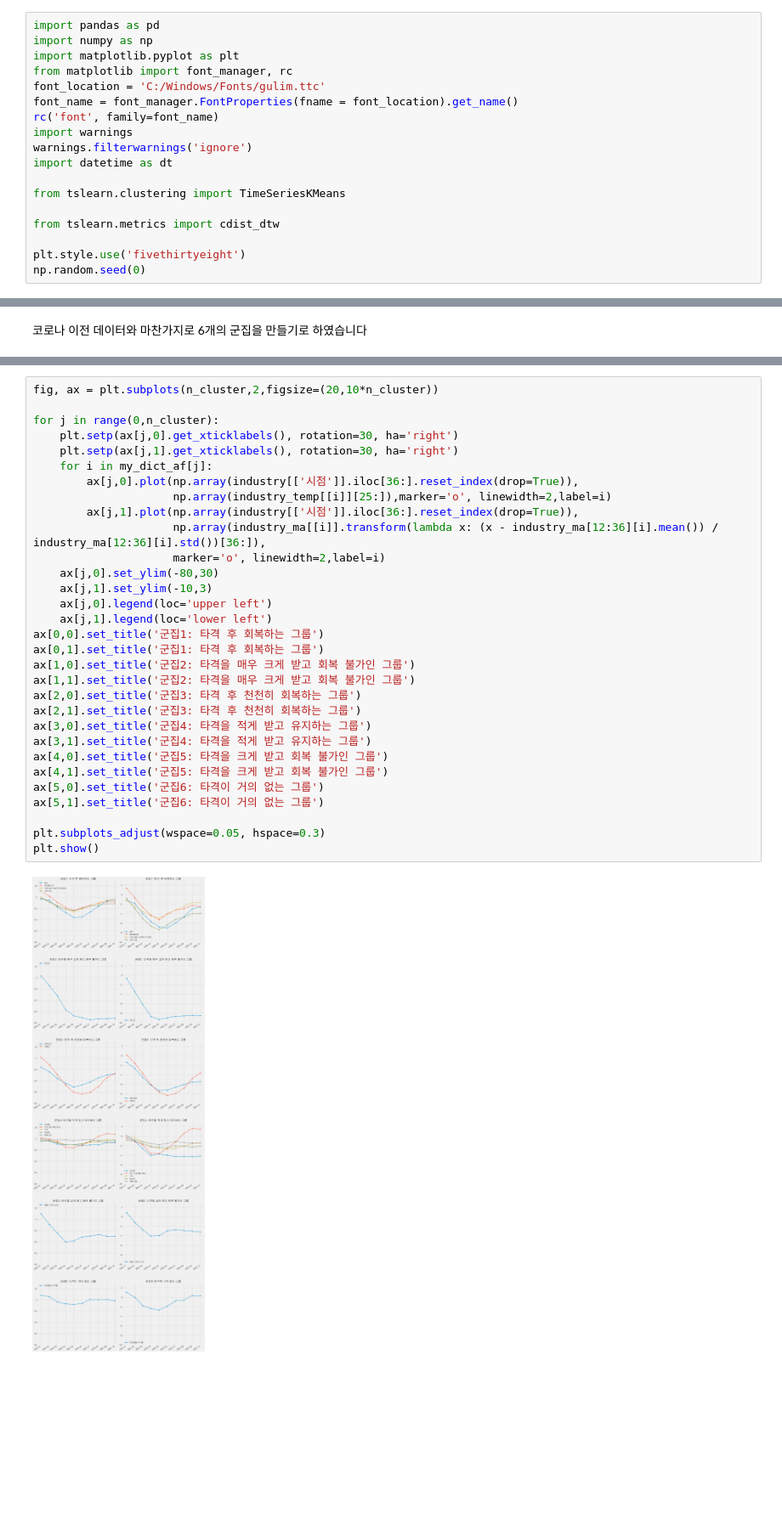
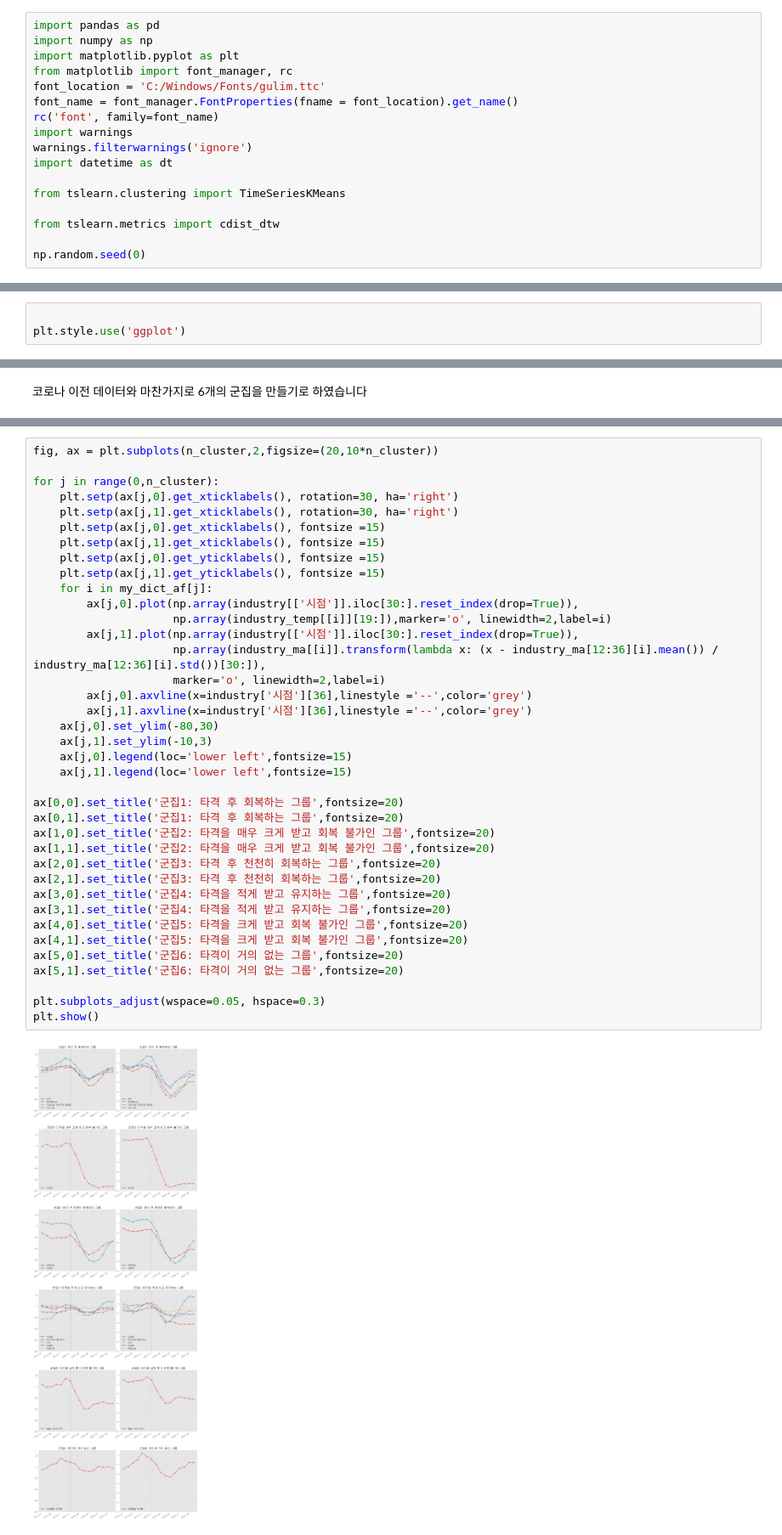
Before and after one commit to BaeHyungjun/TeamFPB, a Jupyter notebook: 강민석/업종별-final-seaon_diff_ma.ipynb, the cells around one changed output, grey strips where cells are left out. Shown at 85% size. Drawn from its saved outputs; the diff is of its cells as text; blank space fills up the shorter version.

```diff
--- a/강민석/업종별-final-seaon_diff_ma.ipynb
+++ b/강민석/업종별-final-seaon_diff_ma.ipynb
@@ -16,5 +16,4 @@ from tslearn.clustering import TimeSeriesKMeans
 
 from tslearn.metrics import cdist_dtw
 
-plt.style.use('fivethirtyeight')
 np.random.seed(0)
@@ -21,3 +40,6 @@ np.random.seed(0)
+# %%
+
+plt.style.use('ggplot')
 # %% [markdown]
 
 
@@ -290,36 +316,43 @@ for i in range(len(rlt_tsm)):
 # %%
 fig, ax = plt.subplots(n_cluster,2,figsize=(20,10*n_cluster))
 
 for j in range(0,n_cluster):
     plt.setp(ax[j,0].get_xticklabels(), rotation=30, ha='right')
     plt.setp(ax[j,1].get_xticklabels(), rotation=30, ha='right')
+    plt.setp(ax[j,0].get_xticklabels(), fontsize =15)
+    plt.setp(ax[j,1].get_xticklabels(), fontsize =15)
+    plt.setp(ax[j,0].get_yticklabels(), fontsize =15)
+    plt.setp(ax[j,1].get_yticklabels(), fontsize =15)
     for i in my_dict_af[j]:
-        ax[j,0].plot(np.array(industry[['시점']].iloc[36:].reset_index(drop=True)),
-                     np.array(industry_temp[[i]][25:]),marker='o', linewidth=2,label=i)
-        ax[j,1].plot(np.array(industry[['시점']].iloc[36:].reset_index(drop=True)),
-                     np.array(industry_ma[[i]].transform(lambda x: (x - industry_ma[12:36][i].mean()) / industry_ma[12:36][i].std())[36:]),
+        ax[j,0].plot(np.array(industry[['시점']].iloc[30:].reset_index(drop=True)),
+                     np.array(industry_temp[[i]][19:]),marker='o', linewidth=2,label=i)
+        ax[j,1].plot(np.array(industry[['시점']].iloc[30:].reset_index(drop=True)),
+                     np.array(industry_ma[[i]].transform(lambda x: (x - industry_ma[12:36][i].mean()) / industry_ma[12:36][i].std())[30:]),
                      marker='o', linewidth=2,label=i)
+        ax[j,0].axvline(x=industry['시점'][36],linestyle ='--',color='grey')
+        ax[j,1].axvline(x=industry['시점'][36],linestyle ='--',color='grey')
     ax[j,0].set_ylim(-80,30)
     ax[j,1].set_ylim(-10,3)
-    ax[j,0].legend(loc='upper left')
-    ax[j,1].legend(loc='lower left')
-ax[0,0].set_title('군집1: 타격 후 회복하는 그룹')
-ax[0,1].set_title('군집1: 타격 후 회복하는 그룹')
-ax[1,0].set_title('군집2: 타격을 매우 크게 받고 회복 불가인 그룹')
-ax[1,1].set_title('군집2: 타격을 매우 크게 받고 회복 불가인 그룹')
-ax[2,0].set_title('군집3: 타격 후 천천히 회복하는 그룹')
-ax[2,1].set_title('군집3: 타격 후 천천히 회복하는 그룹')
-ax[3,0].set_title('군집4: 타격을 적게 받고 유지하는 그룹')
-ax[3,1].set_title('군집4: 타격을 적게 받고 유지하는 그룹')
-ax[4,0].set_title('군집5: 타격을 크게 받고 회복 불가인 그룹')
-ax[4,1].set_title('군집5: 타격을 크게 받고 회복 불가인 그룹')
-ax[5,0].set_title('군집6: 타격이 거의 없는 그룹')
-ax[5,1].set_title('군집6: 타격이 거의 없는 그룹')
+    ax[j,0].legend(loc='lower left',fontsize=15)
+    ax[j,1].legend(loc='lower left',fontsize=15)
+
+ax[0,0].set_title('군집1: 타격 후 회복하는 그룹',fontsize=20)
+ax[0,1].set_title('군집1: 타격 후 회복하는 그룹',fontsize=20)
+ax[1,0].set_title('군집2: 타격을 매우 크게 받고 회복 불가인 그룹',fontsize=20)
+ax[1,1].set_title('군집2: 타격을 매우 크게 받고 회복 불가인 그룹',fontsize=20)
+ax[2,0].set_title('군집3: 타격 후 천천히 회복하는 그룹',fontsize=20)
+ax[2,1].set_title('군집3: 타격 후 천천히 회복하는 그룹',fontsize=20)
+ax[3,0].set_title('군집4: 타격을 적게 받고 유지하는 그룹',fontsize=20)
+ax[3,1].set_title('군집4: 타격을 적게 받고 유지하는 그룹',fontsize=20)
+ax[4,0].set_title('군집5: 타격을 크게 받고 회복 불가인 그룹',fontsize=20)
+ax[4,1].set_title('군집5: 타격을 크게 받고 회복 불가인 그룹',fontsize=20)
+ax[5,0].set_title('군집6: 타격이 거의 없는 그룹',fontsize=20)
+ax[5,1].set_title('군집6: 타격이 거의 없는 그룹',fontsize=20)
 
 plt.subplots_adjust(wspace=0.05, hspace=0.3)
 plt.show()
 # %% [output]
-[figure, old version]
+[figure, new version]
 # %% [markdown]
 왼쪽에 위치한 그래프들은 전년 동월 대비 증감(차분 값)의 이동평균을, 오른쪽 그래프는 원 데이터의 이동평균 수치입니다.
 
```
Also changed, not shown: parts of 5 cells of this notebook.
